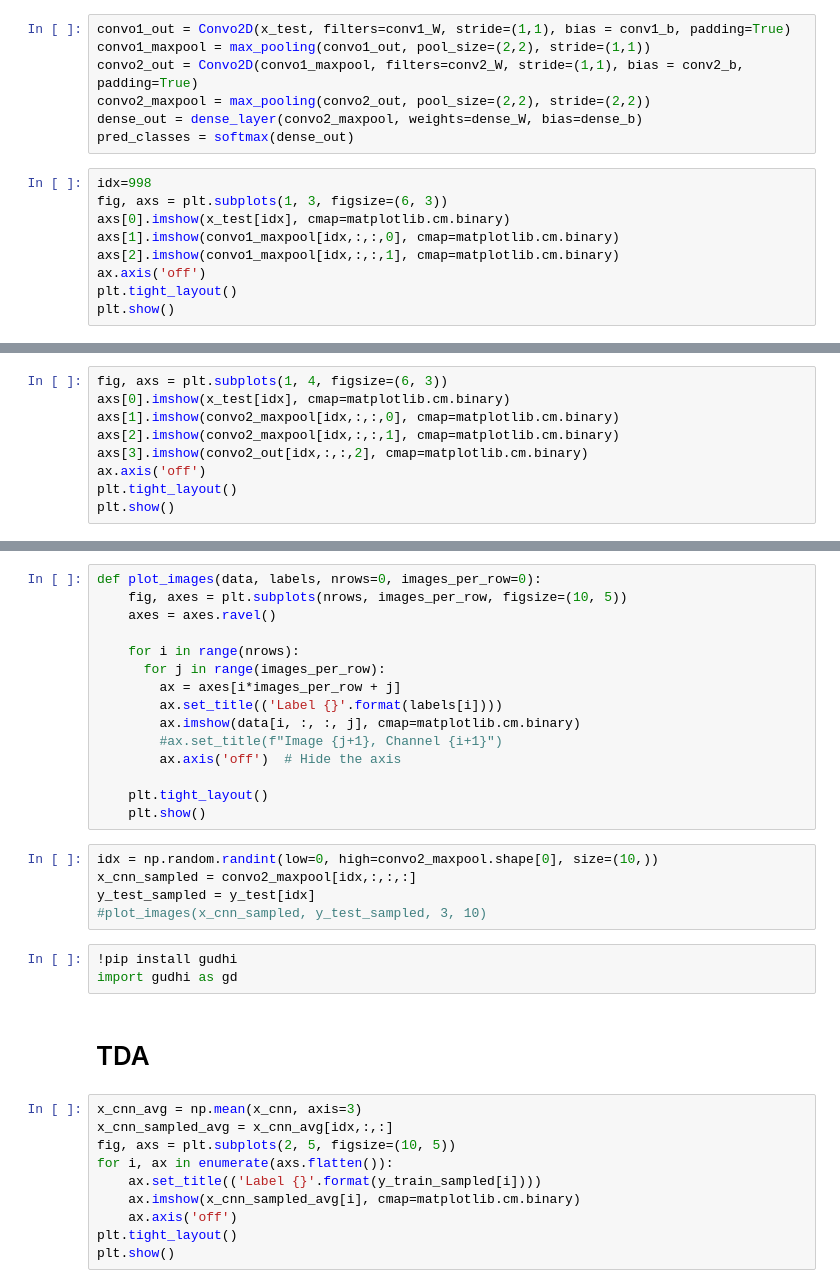
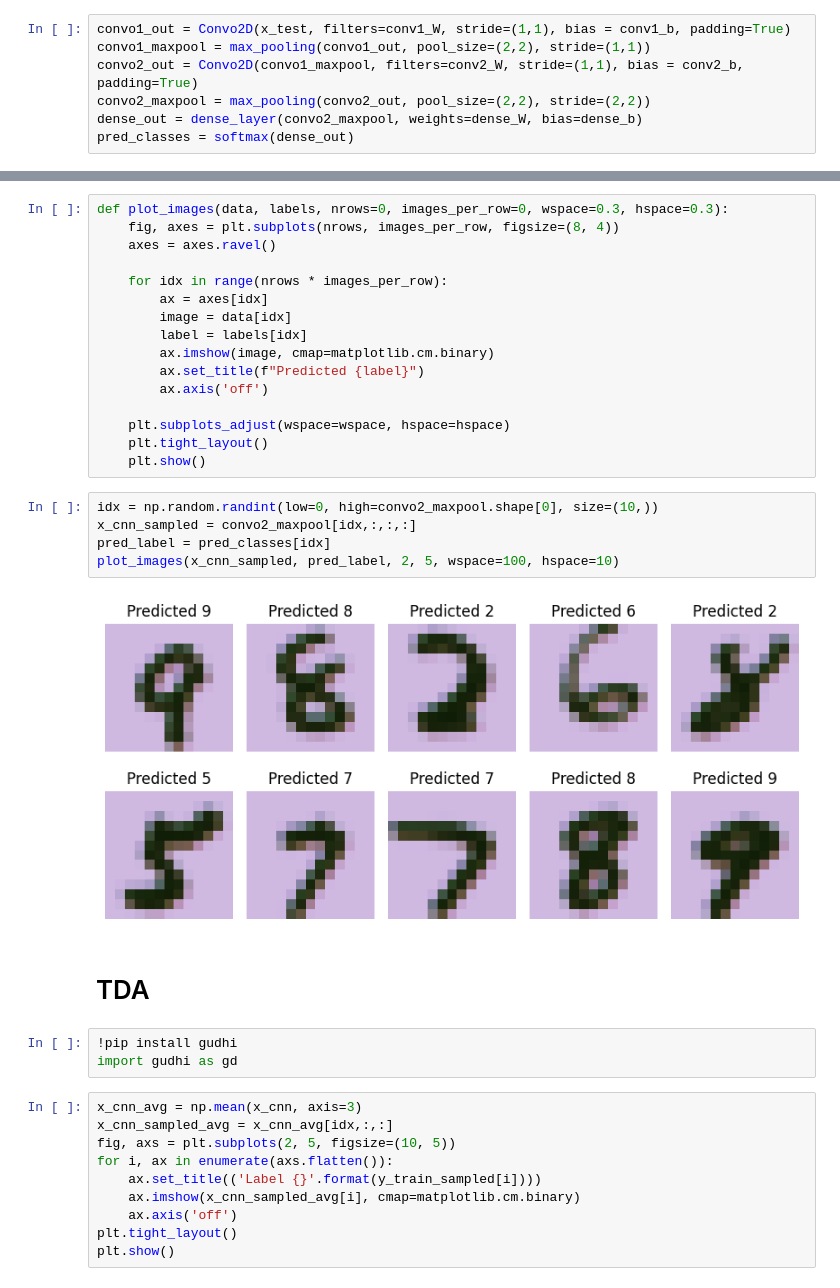
Before and after one commit to pquynhvu/TDA, a Jupyter notebook: mnist_pytorch.ipynb, the cells around one changed output, grey strips where cells are left out. Cells and saved outputs as stored; diff of their text form.

```diff
--- a/mnist_pytorch.ipynb
+++ b/mnist_pytorch.ipynb
@@ -234,12 +234,3 @@ convo2_out = Convo2D(convo1_maxpool, filters=conv2_W, stride=(1,1), bias = conv2
 convo2_maxpool = max_pooling(convo2_out, pool_size=(2,2), stride=(2,2))
 dense_out = dense_layer(convo2_maxpool, weights=dense_W, bias=dense_b)
 pred_classes = softmax(dense_out)
-# %%
-idx=998
-fig, axs = plt.subplots(1, 3, figsize=(6, 3))
-axs[0].imshow(x_test[idx], cmap=matplotlib.cm.binary)
-axs[1].imshow(convo1_maxpool[idx,:,:,0], cmap=matplotlib.cm.binary)
-axs[2].imshow(convo1_maxpool[idx,:,:,1], cmap=matplotlib.cm.binary)
-ax.axis('off')
-plt.tight_layout()
-plt.show()
@@ -248,9 +236,0 @@ plt.show()
-# %%
-fig, axs = plt.subplots(1, 4, figsize=(6, 3))
-axs[0].imshow(x_test[idx], cmap=matplotlib.cm.binary)
-axs[1].imshow(convo2_maxpool[idx,:,:,0], cmap=matplotlib.cm.binary)
-axs[2].imshow(convo2_maxpool[idx,:,:,1], cmap=matplotlib.cm.binary)
-axs[3].imshow(convo2_out[idx,:,:,2], cmap=matplotlib.cm.binary)
-ax.axis('off')
-plt.tight_layout()
-plt.show()
@@ -259,28 +237,31 @@ plt.show()
 # %%
-def plot_images(data, labels, nrows=0, images_per_row=0):
-    fig, axes = plt.subplots(nrows, images_per_row, figsize=(10, 5))
+def plot_images(data, labels, nrows=0, images_per_row=0, wspace=0.3, hspace=0.3):
+    fig, axes = plt.subplots(nrows, images_per_row, figsize=(8, 4))
     axes = axes.ravel()
 
-    for i in range(nrows):
-      for j in range(images_per_row):
-        ax = axes[i*images_per_row + j]
-        ax.set_title(('Label {}'.format(labels[i])))
-        ax.imshow(data[i, :, :, j], cmap=matplotlib.cm.binary)
-        #ax.set_title(f"Image {j+1}, Channel {i+1}")
-        ax.axis('off')  # Hide the axis
+    for idx in range(nrows * images_per_row):
+        ax = axes[idx]
+        image = data[idx]
+        label = labels[idx]
+        ax.imshow(image, cmap=matplotlib.cm.binary)
+        ax.set_title(f"Predicted {label}")
+        ax.axis('off')
 
+    plt.subplots_adjust(wspace=wspace, hspace=hspace)
     plt.tight_layout()
     plt.show()
 # %%
 idx = np.random.randint(low=0, high=convo2_maxpool.shape[0], size=(10,))
 x_cnn_sampled = convo2_maxpool[idx,:,:,:]
-y_test_sampled = y_test[idx]
-#plot_images(x_cnn_sampled, y_test_sampled, 3, 10)
+pred_label = pred_classes[idx]
+plot_images(x_cnn_sampled, pred_label, 2, 5, wspace=100, hspace=10)
+# %% [output]
+[figure, added]
+# %% [markdown]
+# TDA
 # %%
 !pip install gudhi
 import gudhi as gd
-# %% [markdown]
-# TDA
 # %%
 x_cnn_avg = np.mean(x_cnn, axis=3)
 x_cnn_sampled_avg = x_cnn_avg[idx,:,:]
```
Also changed, not shown: parts of 2 cells of this notebook.
